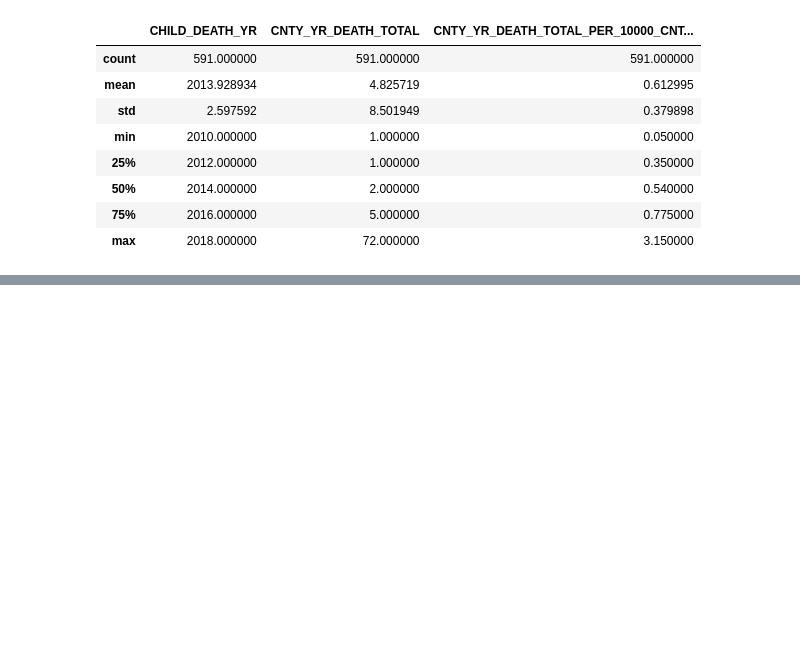
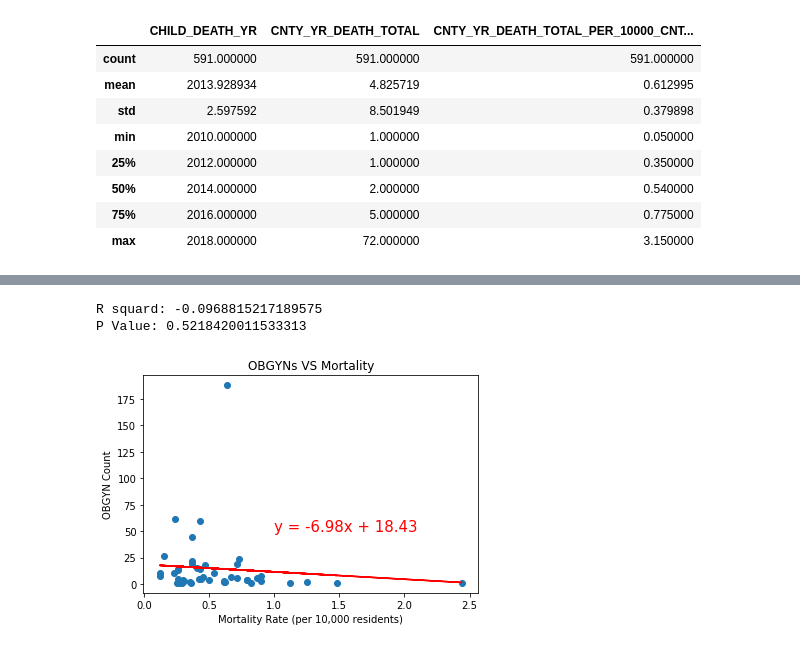
Before and after one commit to NotkerNotker/Indiana-OBGYN-Analysis, a Jupyter notebook: OB_Starter_Code-V1.ipynb, the cells around one changed output, grey strips where cells are left out. Saved outputs shown, nothing was run; the diff lists cells and outputs as text; code cells hidden in the pictures; blank space fills up the shorter version.

```diff
--- a/OB_Starter_Code-V1.ipynb
+++ b/OB_Starter_Code-V1.ipynb
@@ -339,0 +413,20 @@ plt.show()
+# %%
+x_values = final_df['Deaths/10000'].astype('float')
+y_values = final_df['OB/GYNS'].astype('float')
+(slope, intercept, rvalue, pvalue, stderr) = linregress(x_values, y_values)
+regress_values = x_values * slope + intercept
+line_eq = "y = " + str(round(slope,2)) + "x + " + str(round(intercept,2))
+plt.scatter(x_values,y_values)
+plt.plot(x_values,regress_values,"r-")
+plt.annotate(line_eq,(1,50),fontsize=15,color="red")
+plt.title("OBGYNs VS Mortality")
+plt.xlabel('Mortality Rate (per 10,000 residents)')
+plt.ylabel('OBGYN Count')
+print(f"R squard: {rvalue}")
+print(f"P Value: {pvalue}")
+plt.savefig("../project1/per10000_scatterplot.png")
+plt.show()
+# %% [output]
+R squard: -0.0968815217189575
+P Value: 0.5218420011533313
+[figure, added]
```
Also changed, not shown: parts of 24 cells of this notebook.
